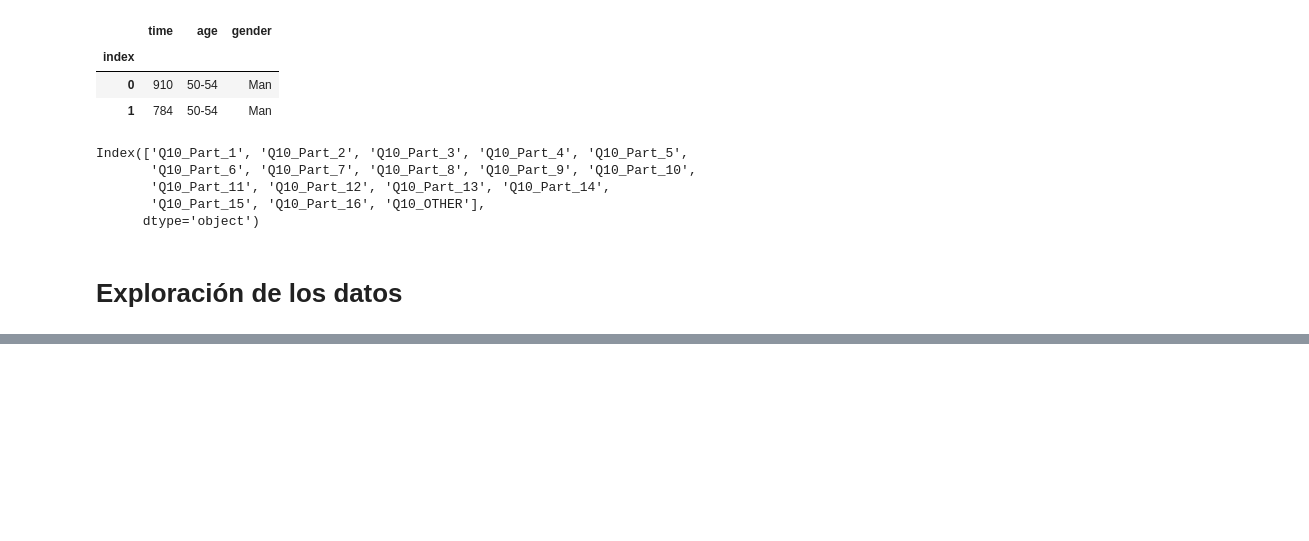
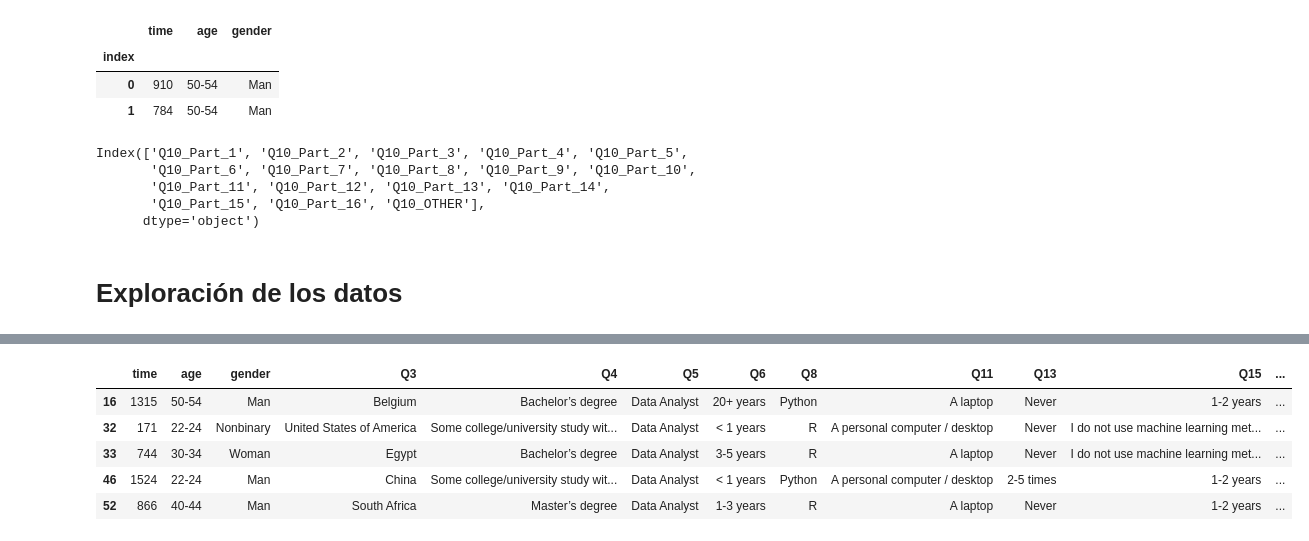
Before and after one commit to MaitaneP/adalab-da-modulo2-proyecto-equipo3, a Jupyter notebook: jupyter_proyecto2.ipynb, the cells around one changed output, grey strips where cells are left out. Drawn from its saved outputs; the diff is of its cells as text; code cells hidden in the pictures; blank space fills up the shorter version.

```diff
--- a/jupyter_proyecto2.ipynb
+++ b/jupyter_proyecto2.ipynb
@@ -470,0 +507,2 @@ Los valores son: ['Man' 'Woman' 'Nonbinary' 'Prefer not to say' 'Prefer to self-
+# %%
+pd.options.display.max_columns = None
@@ -470,0 +534,10 @@ Los valores son: ['Man' 'Woman' 'Nonbinary' 'Prefer not to say' 'Prefer to self-
+# %%
+df_da = df_union_final[df_union_final["Q5"] == "Data Analyst"]
+df_da.head()
+# %% [output]
+|  | time | age | gender | Q3 | Q4 | Q5 | Q6 | Q8 | Q11 | Q13 | Q15 | ... |
+| 16 | 1315 | 50-54 | Man | Belgium | Bachelor’s degree | Data Analyst | 20+ years | Python | A laptop | Never | 1-2 years | ... |
+| 32 | 171 | 22-24 | Nonbinary | United States of America | Some college/university study wit... | Data Analyst | < 1 years | R | A personal computer / desktop | Never | I do not use machine learning met... | ... |
+| 33 | 744 | 30-34 | Woman | Egypt | Bachelor’s degree | Data Analyst | 3-5 years | R | A laptop | Never | I do not use machine learning met... | ... |
+| 46 | 1524 | 22-24 | Man | China | Some college/university study wit... | Data Analyst | < 1 years | Python | A personal computer / desktop | 2-5 times | 1-2 years | ... |
+| 52 | 866 | 40-44 | Man | South Africa | Master’s degree | Data Analyst | 1-3 years | R | A laptop | Never | 1-2 years | ... |
```
Also changed, not shown: parts of 15 cells of this notebook.
